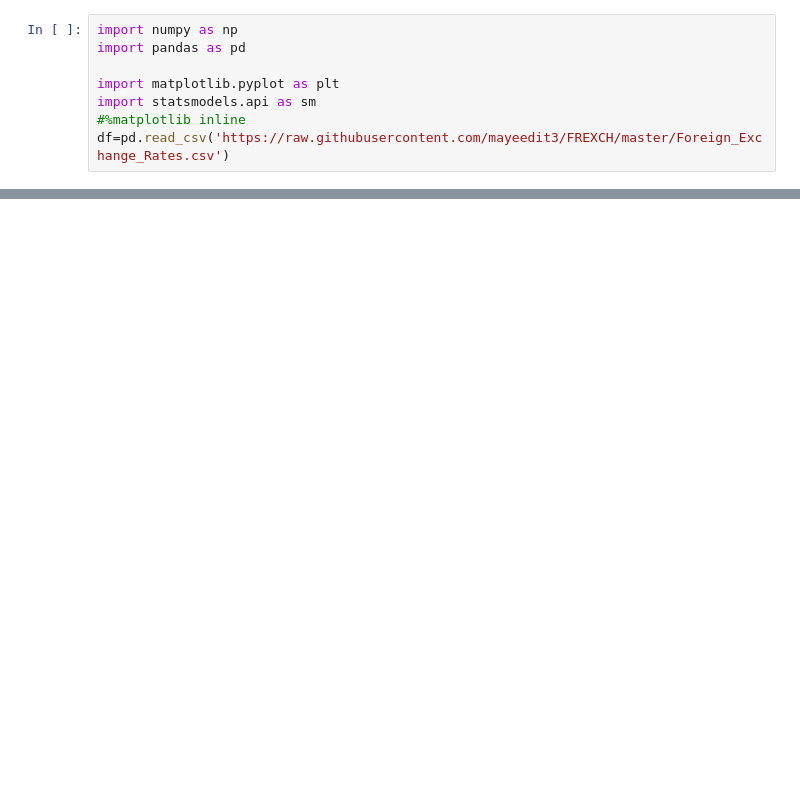
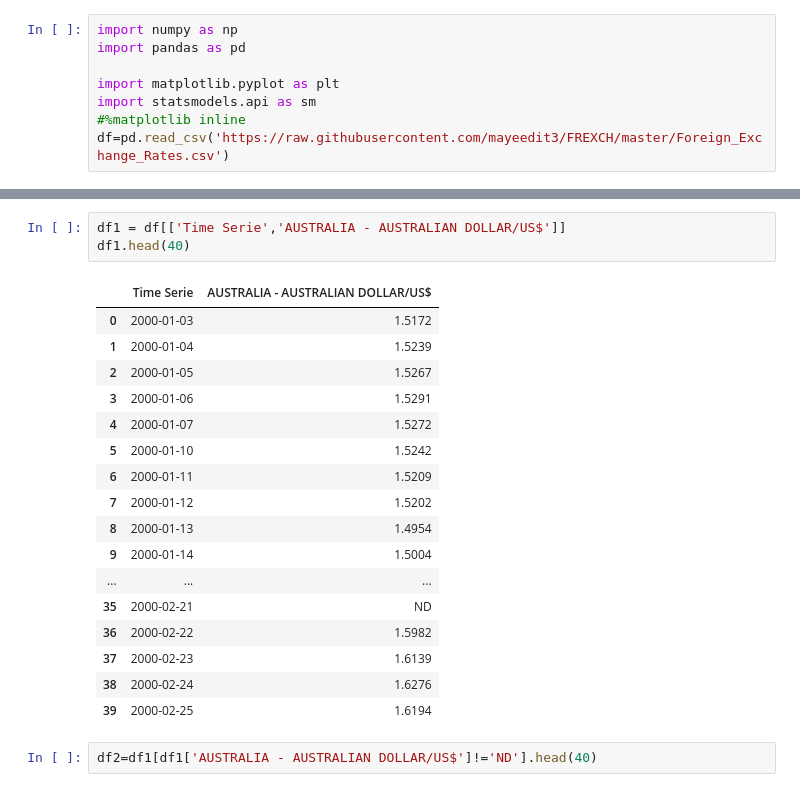
Before and after one commit to mayeedit3/Cham, a Jupyter notebook: ChamT.ipynb, the cells around one changed output, grey strips where cells are left out. Saved outputs shown, nothing was run; the diff lists cells and outputs as text; blank space fills up the shorter version.

```diff
--- a/ChamT.ipynb
+++ b/ChamT.ipynb
@@ -17,3 +17,26 @@ df.head()
 | 2 | 2 | 2000-01-05 | 1.5267 | 0.9676 | 1.9339 | ... |
 | 3 | 3 | 2000-01-06 | 1.5291 | 0.9686 | 1.9436 | ... |
 | 4 | 4 | 2000-01-07 | 1.5272 | 0.9714 | 1.938 | ... |
+# %%
+df1 = df[['Time Serie','AUSTRALIA - AUSTRALIAN DOLLAR/US$']]
+df1.head(40)
+# %% [output]
+|  | Time Serie | AUSTRALIA - AUSTRALIAN DOLLAR/US$ |
+| 0 | 2000-01-03 | 1.5172 |
+| 1 | 2000-01-04 | 1.5239 |
+| 2 | 2000-01-05 | 1.5267 |
+| 3 | 2000-01-06 | 1.5291 |
+| 4 | 2000-01-07 | 1.5272 |
+| 5 | 2000-01-10 | 1.5242 |
+| 6 | 2000-01-11 | 1.5209 |
+| 7 | 2000-01-12 | 1.5202 |
+| 8 | 2000-01-13 | 1.4954 |
+| 9 | 2000-01-14 | 1.5004 |
+| ... | ... | ... |
+| 35 | 2000-02-21 | ND |
+| 36 | 2000-02-22 | 1.5982 |
+| 37 | 2000-02-23 | 1.6139 |
+| 38 | 2000-02-24 | 1.6276 |
+| 39 | 2000-02-25 | 1.6194 |
+# %%
+df2=df1[df1['AUSTRALIA - AUSTRALIAN DOLLAR/US$']!='ND'].head(40)
```
Also changed, not shown: parts of 4 cells of this notebook.
